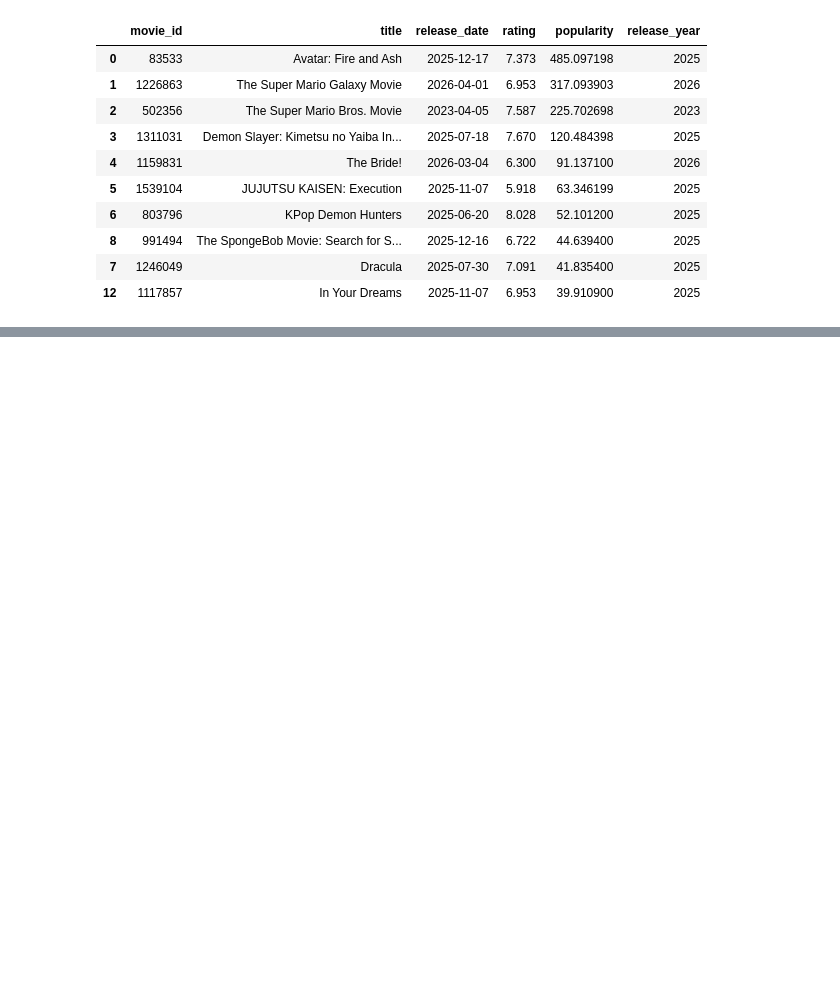
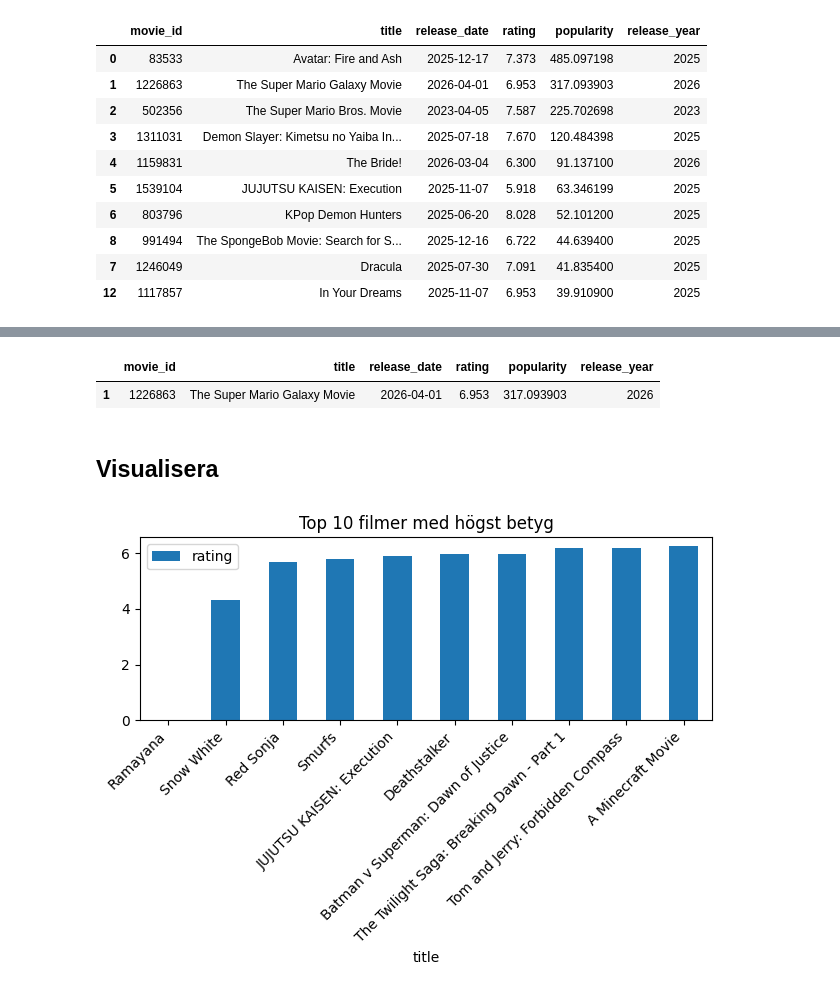
Before and after one commit to GrannyApples/Grupp7_Datavisualisering_DE_UX, a Jupyter notebook: notebooks/eda_ghalia.ipynb, the cells around one changed output, grey strips where cells are left out. Cells and saved outputs as stored; diff of their text form; code cells hidden in the pictures; blank space fills up the shorter version.

Commit message:
Visualise data

```diff
--- a/notebooks/eda_ghalia.ipynb
+++ b/notebooks/eda_ghalia.ipynb
@@ -166,0 +184,14 @@ df.sort_values('popularity', ascending=False).head(10)  # visa de 10 filmer som
+# %%
+df[df['title'] == 'The Super Mario Galaxy Movie']
+# %% [output]
+|  | movie_id | title | release_date | rating | popularity | release_year |
+| 1 | 1226863 | The Super Mario Galaxy Movie | 2026-04-01 | 6.953 | 317.093903 | 2026 |
+# %% [markdown]
+## Visualisera
+# %%
+df.sort_values('rating').head(10).plot(x='title', y='rating', kind='bar')
+plt.title('Top 10 filmer med högst betyg')
+plt.xticks(rotation=45, ha= 'right')
+plt.tight_layout()
+# %% [output]
+[figure, added]
```
Also changed, not shown: parts of 6 cells of this notebook.
